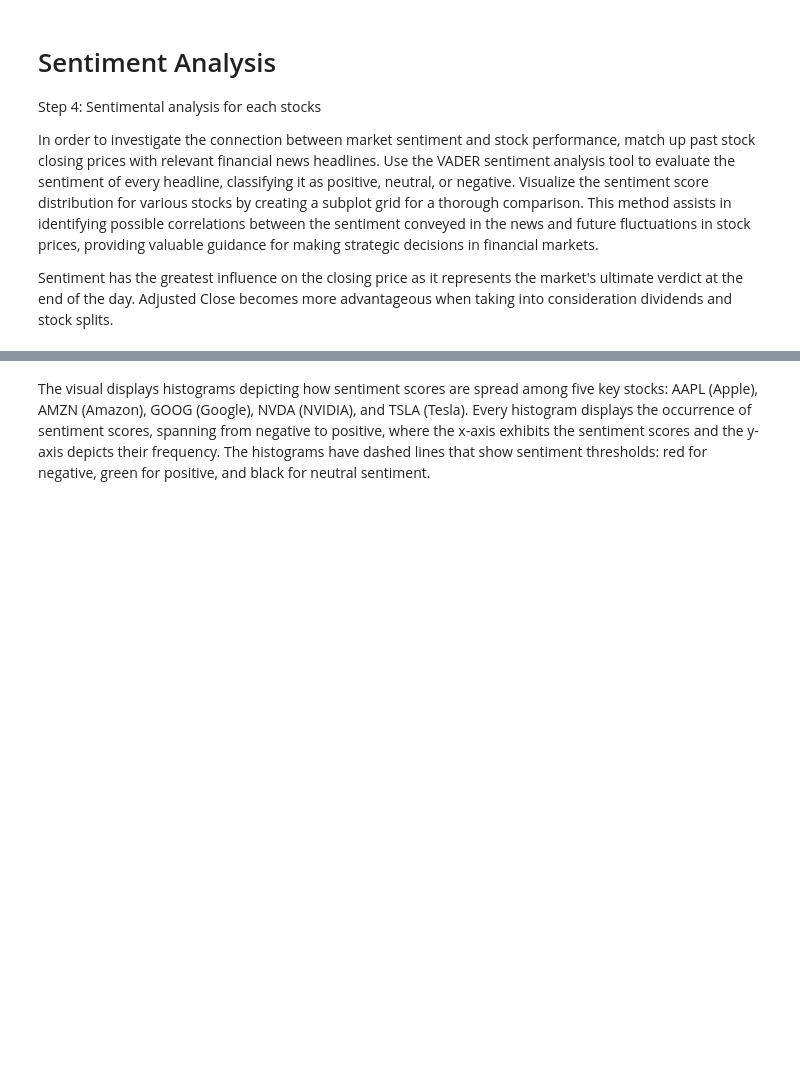
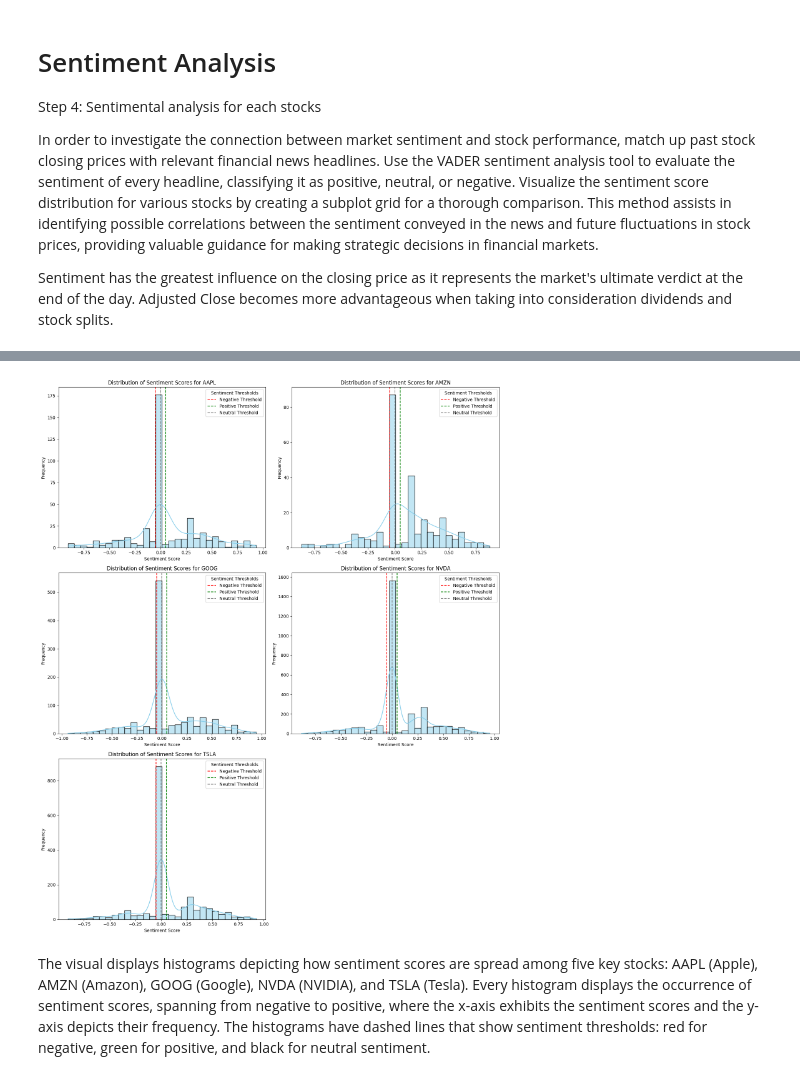
Before and after one commit to Ethel-Star/W1.FinNews-StockPrice-Integration, a Jupyter notebook: notebooks/Correlation_Analysis_Stock_Sentiment.ipynb, the cells around one changed output, grey strips where cells are left out. Saved outputs shown, nothing was run; the diff lists cells and outputs as text; code cells hidden in the pictures; blank space fills up the shorter version.

```diff
--- a/notebooks/Correlation_Analysis_Stock_Sentiment.ipynb
+++ b/notebooks/Correlation_Analysis_Stock_Sentiment.ipynb
@@ -151,3 +151,84 @@ Step 4: Sentimental analysis for each stocks
 In order to investigate the connection between market sentiment and stock performance, match up past stock closing prices with relevant financial news headlines. Use the VADER sentiment analysis tool to evaluate the sentiment of every headline, classifying it as positive, neutral, or negative. Visualize the sentiment score distribution for various stocks by creating a subplot grid for a thorough comparison. This method assists in identifying possible correlations between the sentiment conveyed in the news and future fluctuations in stock prices, providing valuable guidance for making strategic decisions in financial markets.
 
 Sentiment has the greatest influence on the closing price as it represents the market's ultimate verdict at the end of the day. Adjusted Close becomes more advantageous when taking into consideration dividends and stock splits.
+# %%
+sid = SentimentIntensityAnalyzer()
+
+# Function to analyze sentiment of a given text
+def analyze_sentiment(text):
+    sentiment_scores = sid.polarity_scores(text)
+    return sentiment_scores['compound']
+
+# Function to categorize sentiment based on the score
+def categorize_sentiment(score, positive_threshold=0.05, negative_threshold=-0.05):
+    if score >= positive_threshold:
+        return 'Positive'
+    elif score <= negative_threshold:
+        return 'Negative'
+    else:
+        return 'Neutral'
+
+def align_and_save_closing_prices_with_sentiment(filtered_data, historical_paths, output_dir):
+    filtered_data['Date'] = pd.to_datetime(filtered_data['Date'])
+    os.makedirs(output_dir, exist_ok=True)
+
+    fig, axes = plt.subplots(3, 2, figsize=(15, 18))  # Create 3x2 subplots grid
+    axes = axes.flatten()  # Flatten the 2D array of axes to 1D for easier indexing
+
+    for i, (symbol, path) in enumerate(historical_paths.items()):
+        # Load the historical stock data
+        stock_data = pd.read_csv(path)
+        stock_data['Date'] = pd.to_datetime(stock_data['Date'])
+
+        # Filter and merge data for each stock symbol
+        filtered_stock = filtered_data[filtered_data['stock'] == symbol]
+        merged_stock = pd.merge(filtered_stock, stock_data[['Date', 'Close']], left_on='Date', right_on='Date', how='inner')
+        merged_stock['stock'] = symbol
+
+        # Perform sentiment analysis
+        merged_stock['sentiment'] = merged_stock['headline'].apply(analyze_sentiment)
+        merged_stock['sentiment_category'] = merged_stock['sentiment'].apply(categorize_sentiment)
+
+        # Save the results to a CSV file
+        output_file = os.path.join(output_dir, f'final_aligned_{symbol.lower()}_closing_data_with_sentiment.csv')
+        merged_stock.to_csv(output_file, index=False)
+
+        # Plotting the distribution of sentiment scores
+        sns.histplot(merged_stock['sentiment'], bins=30, kde=True, color='skyblue', ax=axes[i])
+
+        # Adding vertical lines for sentiment boundaries
+        axes[i].axvline(x=-0.05, color='red', linestyle='--', label='Negative Threshold')
+        axes[i].axvline(x=0.05, color='green', linestyle='--', label='Positive Threshold')
+        axes[i].axvline(x=0, color='gray', linestyle='--', label='Neutral Threshold')
+
+        axes[i].set_title(f'Distribution of Sentiment Scores for {symbol}')
+        axes[i].set_xlabel('Sentiment Score')
+        axes[i].set_ylabel('Frequency')
+        axes[i].legend(title='Sentiment Thresholds')
+
+        # Print the counts of each sentiment category for quick reference
+        sentiment_counts = merged_stock['sentiment_category'].value_counts()
+        print(f'Sentiment counts for {symbol}:')
+        print(sentiment_counts)
+        print("\n")
+
+    # Remove the empty subplot if there are fewer than 6 plots
+    if len(historical_paths) < 6:
+        fig.delaxes(axes[-1])
+
+    plt.tight_layout()  # Adjust spacing between subplots
+    plt.show()
+
+# Define your file paths and output directory
+historical_stock_paths = {
+    'AAPL': r'C:\Users\ethio\Desktop\Tenx.AIM2 -ET\Week1\Data\yfinance_data\AAPL_historical_data.csv',
+    'AMZN': r'C:\Users\ethio\Desktop\Tenx.AIM2 -ET\Week1\Data\yfinance_data\AMZN_historical_data.csv',
+    'GOOG': r'C:\Users\ethio\Desktop\Tenx.AIM2 -ET\Week1\Data\yfinance_data\GOOG_historical_data.csv',
+    'NVDA': r'C:\Users\ethio\Desktop\Tenx.AIM2 -ET\Week1\Data\yfinance_data\NVDA_historical_data.csv',
+    'TSLA': r'C:\Users\ethio\Desktop\Tenx.AIM2 -ET\Week1\Data\yfinance_data\TSLA_historical_data.csv'
+}
+output_directory = r'C:\Users\ethio\Desktop\Tenx.AIM2 -ET\Week1\Data\final_aligned_closing_data_with_sentiment'
+
+# Call the function
+align_and_save_closing_prices_with_sentiment(filtered_data, historical_stock_paths, output_directory)
+# %% [output]
@@ -154,3 +252,4 @@ Sentiment has the greatest influence on the closing price as it represents the m
+[figure, added]
 # %% [markdown]
 The visual displays histograms depicting how sentiment scores are spread among five key stocks: AAPL (Apple), AMZN (Amazon), GOOG (Google), NVDA (NVIDIA), and TSLA (Tesla). Every histogram displays the occurrence of sentiment scores, spanning from negative to positive, where the x-axis exhibits the sentiment scores and the y-axis depicts their frequency. The histograms have dashed lines that show sentiment thresholds: red for negative, green for positive, and black for neutral sentiment.
 # %% [markdown]
```
Also changed, not shown: parts of 1 cell of this notebook.
